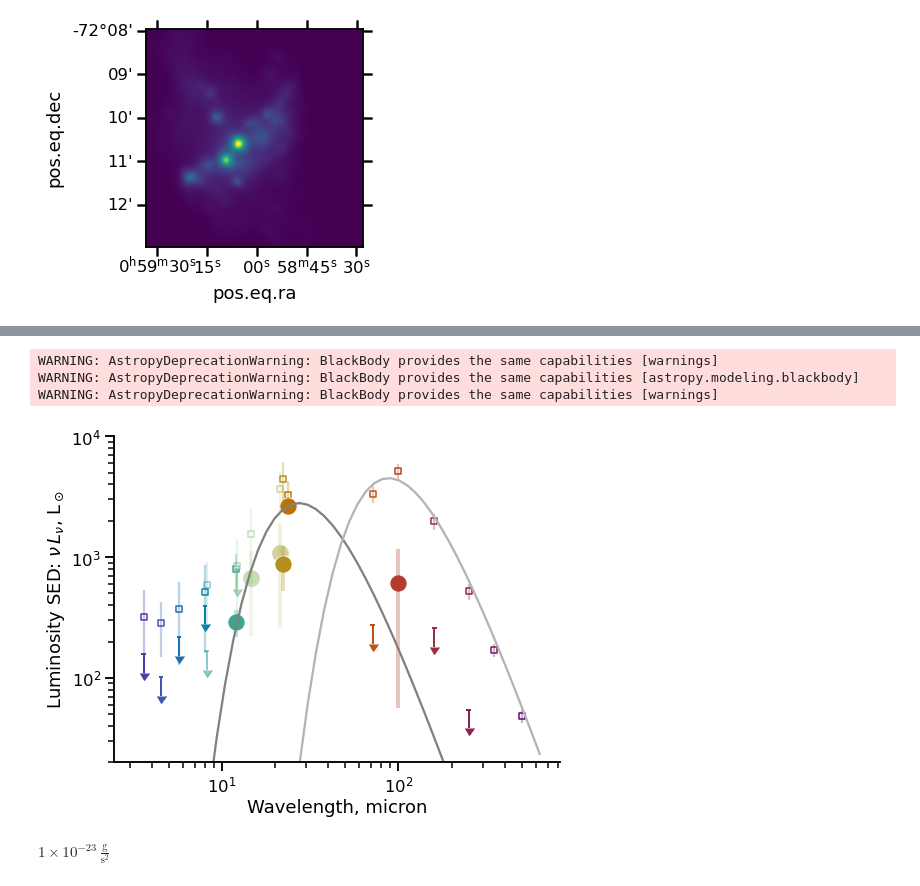
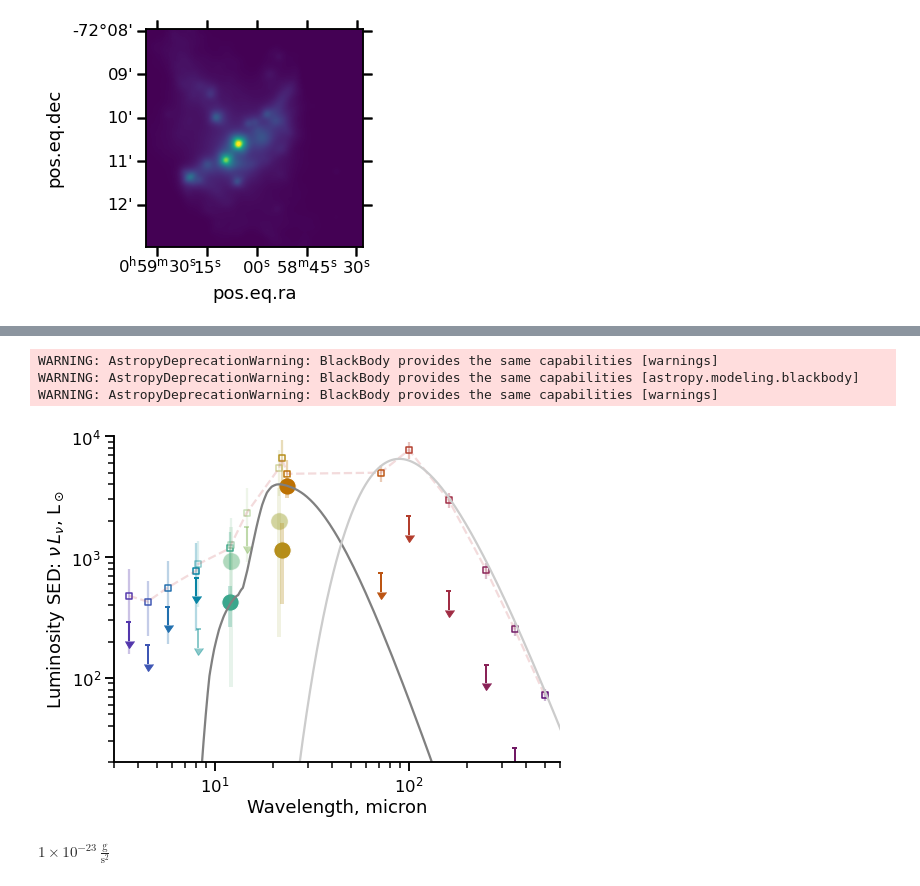
Before and after one commit to will-henney/muse-hii-regions, a Jupyter notebook: notebooks/11-00-ngc346-infrared.ipynb, the cells around one changed output, grey strips where cells are left out. Drawn from its saved outputs; the diff is of its cells as text; code cells hidden in the pictures.

Commit message:
Make some tweaks to the SED graph

```diff
--- a/notebooks/11-00-ngc346-infrared.ipynb
+++ b/notebooks/11-00-ngc346-infrared.ipynb
@@ -110,7 +111,7 @@ irdata = {}
 for path in sorted(irfiles):
     irim = IRim(path, 24)
     irim.eval_box_flux(
-        slice(760, 800),
+        slice(760, 820),
         [slice(700, 750), slice(890, 940)],
     )
     irdata[irim.label] = irim
@@ -197,0 +196,3 @@ x.boxflux, x.bgflux, x.bgsig, x.bgsigi
+# %%
+opac_tab = Table.read("../data/xsec-infrared-dust-ism_10.ecsv")
+opac_tab
@@ -199,12 +221,17 @@ x.boxflux, x.bgflux, x.bgsig, x.bgsigi
 from astropy.modeling.blackbody import blackbody_lambda
 # %%
 fig, ax = plt.subplots(figsize=(8, 6))
+
+wavpts = []
+bgpts = []
 for irim, color in zip(irdata.values(), colors):
     ebg = np.hypot(irim.bgsig, irim.bgsigi)
     alpha = 0.5 if "MSX" in irim.label else 1.0
+    wavpts.append(irim.wav)
+    bgpts.append(irim.bgflux)
     ax.errorbar(irim.wav, irim.bgflux, yerr=ebg, color=color, alpha=0.3*alpha)
     ax.scatter(irim.wav, irim.bgflux, color="w", marker="s", s=30, edgecolors=color, alpha=alpha)
-    eflux = 0.7 * irim.bgsig
+    eflux = 1.0 * irim.bgsig
     if irim.boxflux > eflux:
         ax.errorbar(
             irim.wav, irim.boxflux,
@@ -212,44 +239,46 @@ for irim, color in zip(irdata.values(), colors):
             color=color, lw=4, alpha=0.3*alpha,
         )
         ax.scatter(irim.wav, irim.boxflux,
                    marker="o", color=color, s=300,
                    edgecolors="w", linewidth=1, alpha=alpha,
                   )
     else:
         ax.errorbar(irim.wav, irim.boxflux + eflux,
                     xerr=0.03*irim.wav, yerr=0.3*(irim.boxflux + eflux), uplims=True,
                     linewidth=2, color=color, alpha=alpha)
+ax.plot(wavpts, bgpts, alpha=0.2, color="r", linestyle="dashed")
+beta = 1.4
+wavgrid = opac_tab["Wavelength"].data
+kappa = opac_tab["Opacity"].data
+bb = wavgrid * blackbody_lambda(wavgrid * u.micron, 105 * u.K)
+bb *= kappa
+bb /= bb.max()
+bb *= 4000
 
-beta = 1.3
-wavgrid = np.logspace(0.5, 2.8)
-bb = wavgrid * blackbody_lambda(wavgrid * u.micron, 100 * u.K)
-bb *= wavgrid ** (-beta)
-bb /= bb.max()
-bb *= 2800
-
-bb2 = wavgrid * blackbody_lambda(wavgrid * u.micron, 31 * u.K)
+bb2 = wavgrid * blackbody_lambda(wavgrid * u.micron, 30 * u.K)
 bb2 *= wavgrid ** (-beta)
 bb2 /= bb2.max()
-bb2 *= 4500
+bb2 *= 6500
 
 ax.plot(wavgrid, bb, color="0.5")
-ax.plot(wavgrid, bb2, color="0.7")
+ax.plot(wavgrid, bb2, color="0.8")
 
 
 ax.set_xscale("log")
 ax.set_yscale("log")
 ax.set(
     xlabel="Wavelength, micron",
     ylabel=r"Luminosity SED: $\nu\, L_\nu$, L$_\odot$",
+    xlim=[3.0, 600.0],
     ylim=[20.0, 1e4],
 )
 sns.despine()
 fig.savefig("../figs/ngc346-infrared-sed.pdf");
 # %% [output]
 WARNING: AstropyDeprecationWarning: BlackBody provides the same capabilities [warnings]
 WARNING: AstropyDeprecationWarning: BlackBody provides the same capabilities [astropy.modeling.blackbody]
 WARNING: AstropyDeprecationWarning: BlackBody provides the same capabilities [warnings]
-[figure, old version]
+[figure, new version]
 # %%
 u.Jy.cgs
 # %% [output]
```
Also changed, not shown: parts of 14 cells of this notebook, 15 other files.
